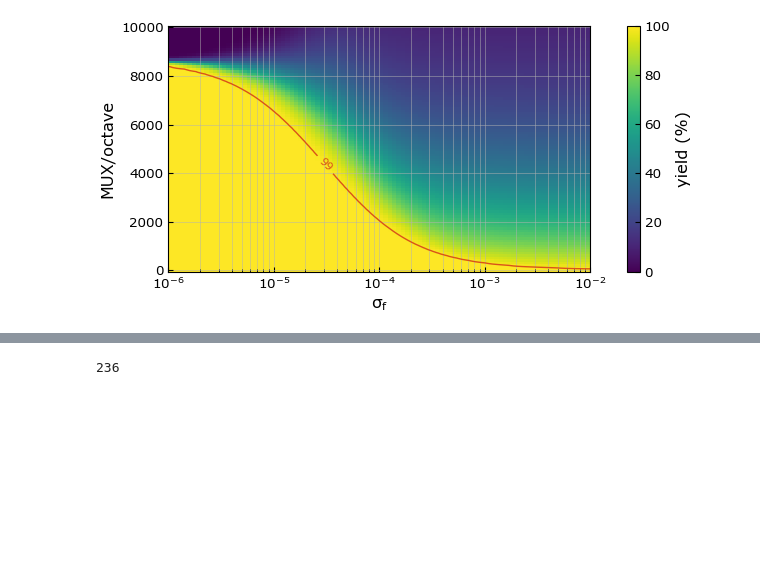
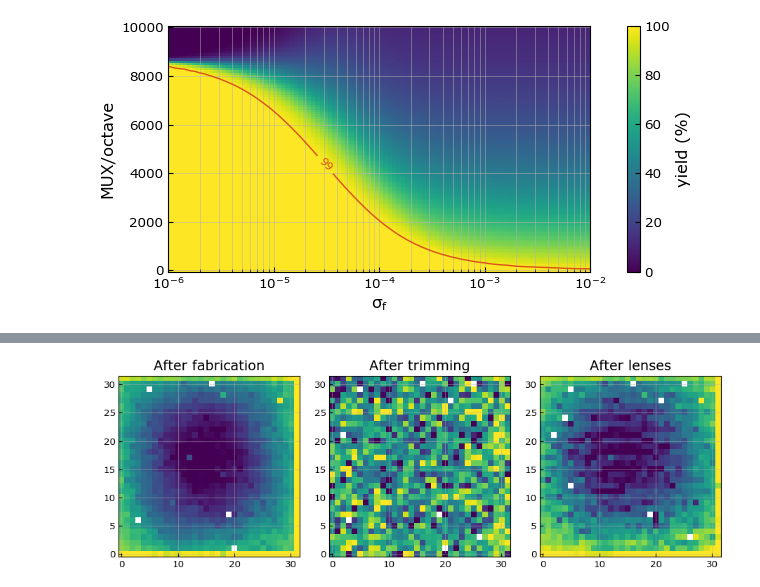
Before and after one commit to wilbertras/spatial-mapping, a Jupyter notebook: Mappings/Masters/plot_mapping.ipynb, the cells around one changed output, grey strips where cells are left out. Saved outputs shown, nothing was run; the diff lists cells and outputs as text; code cells hidden in the pictures; blank space fills up the shorter version.

```diff
--- a/Mappings/Masters/plot_mapping.ipynb
+++ b/Mappings/Masters/plot_mapping.ipynb
@@ -108,8 +108,13 @@ for i, chip in enumerate(chips):
 [figure]
-# %%
-chip.map[12, 7]
-# %% [output]
-236
+# %%
+chips = [LT402chip4, LT402chip4_trim, LT402chip4_lens]
+titles = ['After fabrication', 'After trimming', 'After lenses']
+fig, ax = plt.subplots(1, 3, figsize=(9,3), constrained_layout=True)
+for i, chip in enumerate(chips):
+    ax[i].imshow(chip.df_f_fit[chip.map], origin='lower', cmap='viridis', vmin=np.nanpercentile(chip.df_f_fit, 5), vmax=np.nanpercentile(chip.df_f_fit, 95))
+    ax[i].set_title(titles[i])
+# %% [output]
+[figure, added]
 # %%
 fig, ax =  plt.subplots(figsize=(6, 4), constrained_layout=True)
 ax.scatter(LT402chip6_trim.Lf - LT402chip6.Lf, np.abs(LT402chip6_trim.df_f_fit))
```
Also changed, not shown: parts of 1 cell of this notebook, 3 other files.
